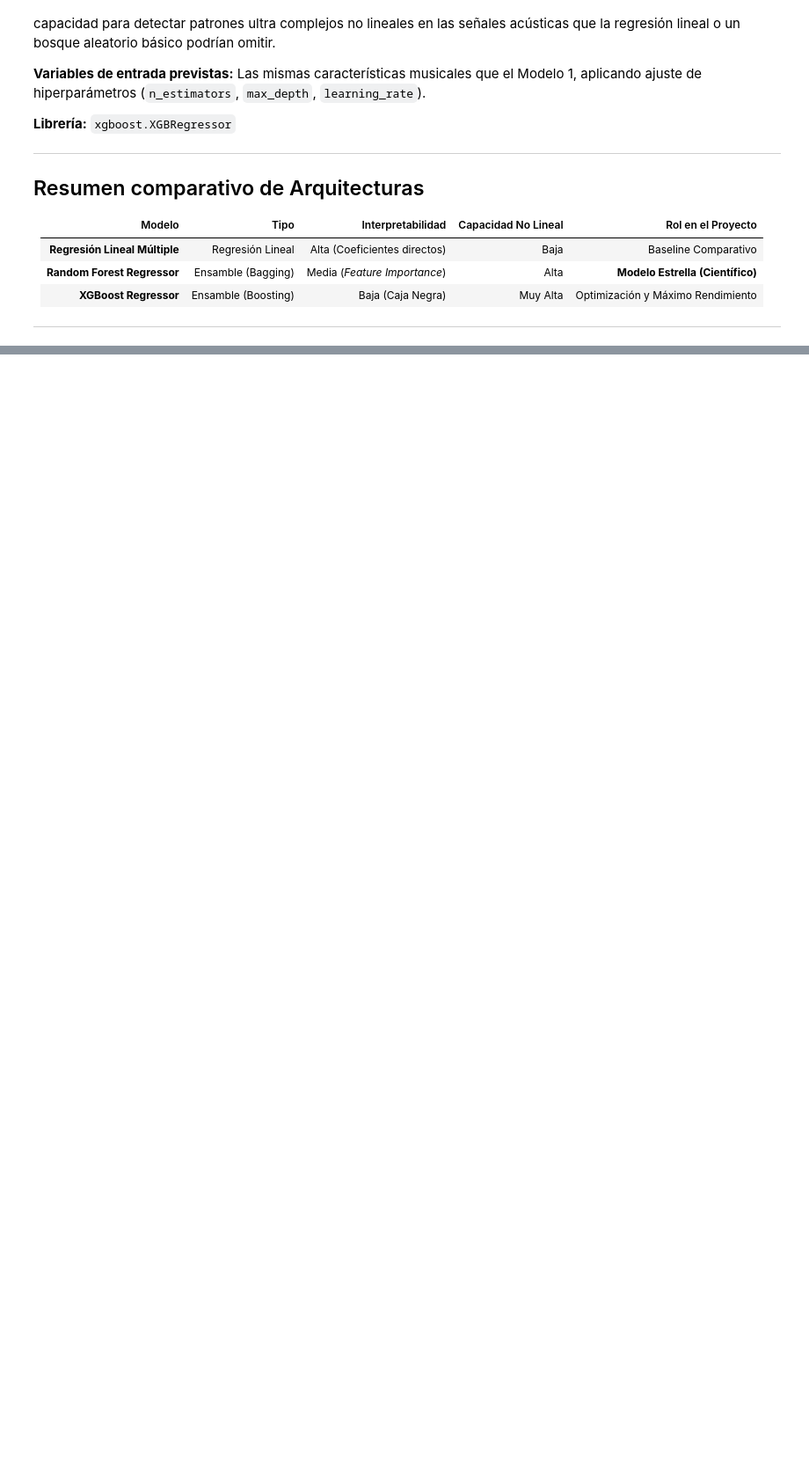
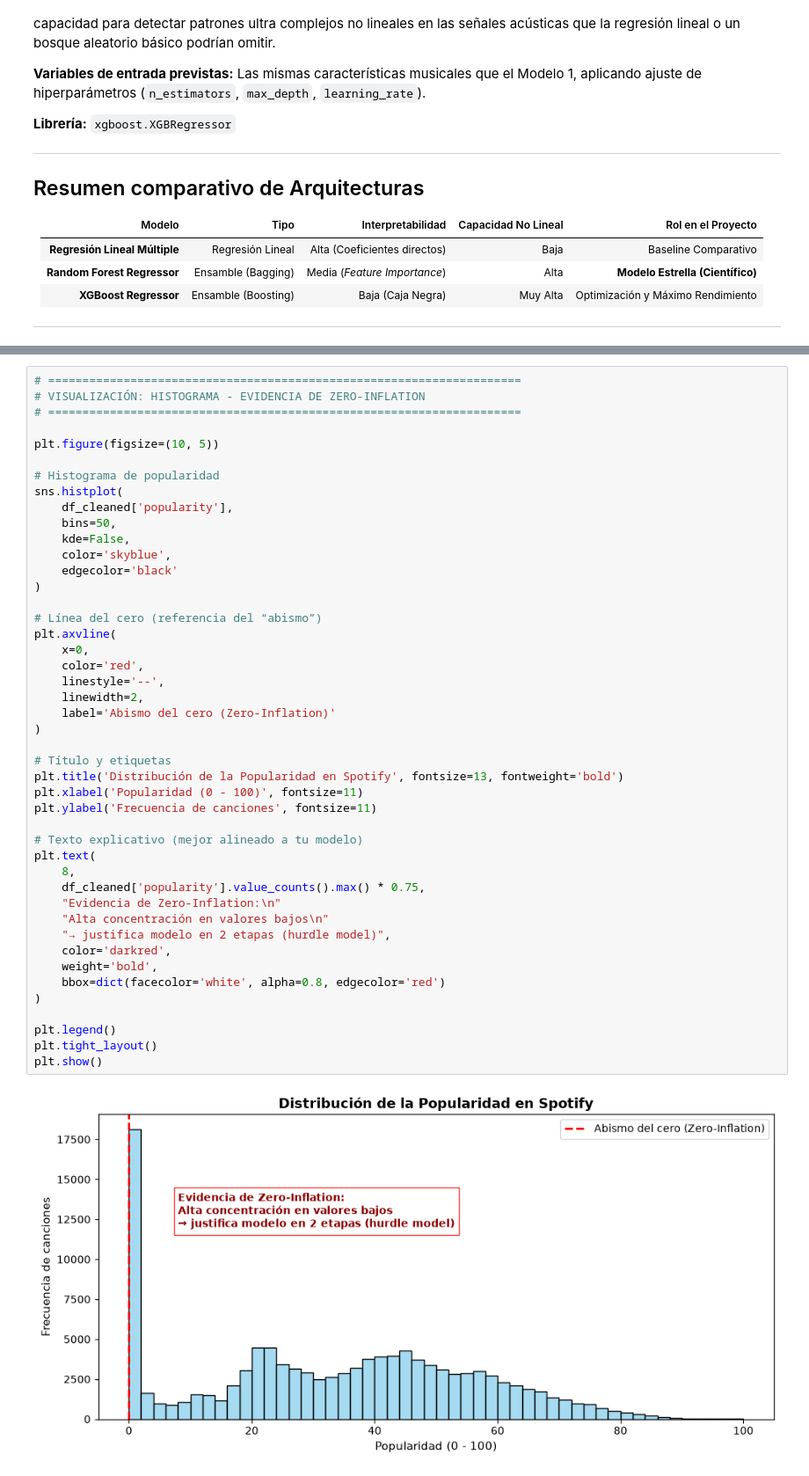
Before and after one commit to CtrlAltBryan/spotify-uide, a Jupyter notebook: notebooks/spotify_analysis.ipynb, the cells around one changed output, grey strips where cells are left out. Shown at 88% size. Drawn from its saved outputs; the diff is of its cells as text; blank space fills up the shorter version.

```diff
--- a/notebooks/spotify_analysis.ipynb
+++ b/notebooks/spotify_analysis.ipynb
@@ -357,2 +386,49 @@ Entrenando XGBoost Regressor...
+# %%
+# =====================================================================
+# VISUALIZACIÓN: HISTOGRAMA - EVIDENCIA DE ZERO-INFLATION
+# =====================================================================
+
+plt.figure(figsize=(10, 5))
+
+# Histograma de popularidad
+sns.histplot(
+    df_cleaned['popularity'],
+    bins=50,
+    kde=False,
+    color='skyblue',
+    edgecolor='black'
+)
+
+# Línea del cero (referencia del “abismo”)
+plt.axvline(
+    x=0,
+    color='red',
+    linestyle='--',
+    linewidth=2,
+    label='Abismo del cero (Zero-Inflation)'
+)
+
+# Título y etiquetas
+plt.title('Distribución de la Popularidad en Spotify', fontsize=13, fontweight='bold')
+plt.xlabel('Popularidad (0 - 100)', fontsize=11)
+plt.ylabel('Frecuencia de canciones', fontsize=11)
+
+# Texto explicativo (mejor alineado a tu modelo)
+plt.text(
+    8,
+    df_cleaned['popularity'].value_counts().max() * 0.75,
+    "Evidencia de Zero-Inflation:\n"
+    "Alta concentración en valores bajos\n"
+    "→ justifica modelo en 2 etapas (hurdle model)",
+    color='darkred',
+    weight='bold',
+    bbox=dict(facecolor='white', alpha=0.8, edgecolor='red')
+)
+
+plt.legend()
+plt.tight_layout()
+plt.show()
+# %% [output]
+[figure, added]
 # %%
 # =====================================================================
```
Also changed, not shown: parts of 12 cells of this notebook.
